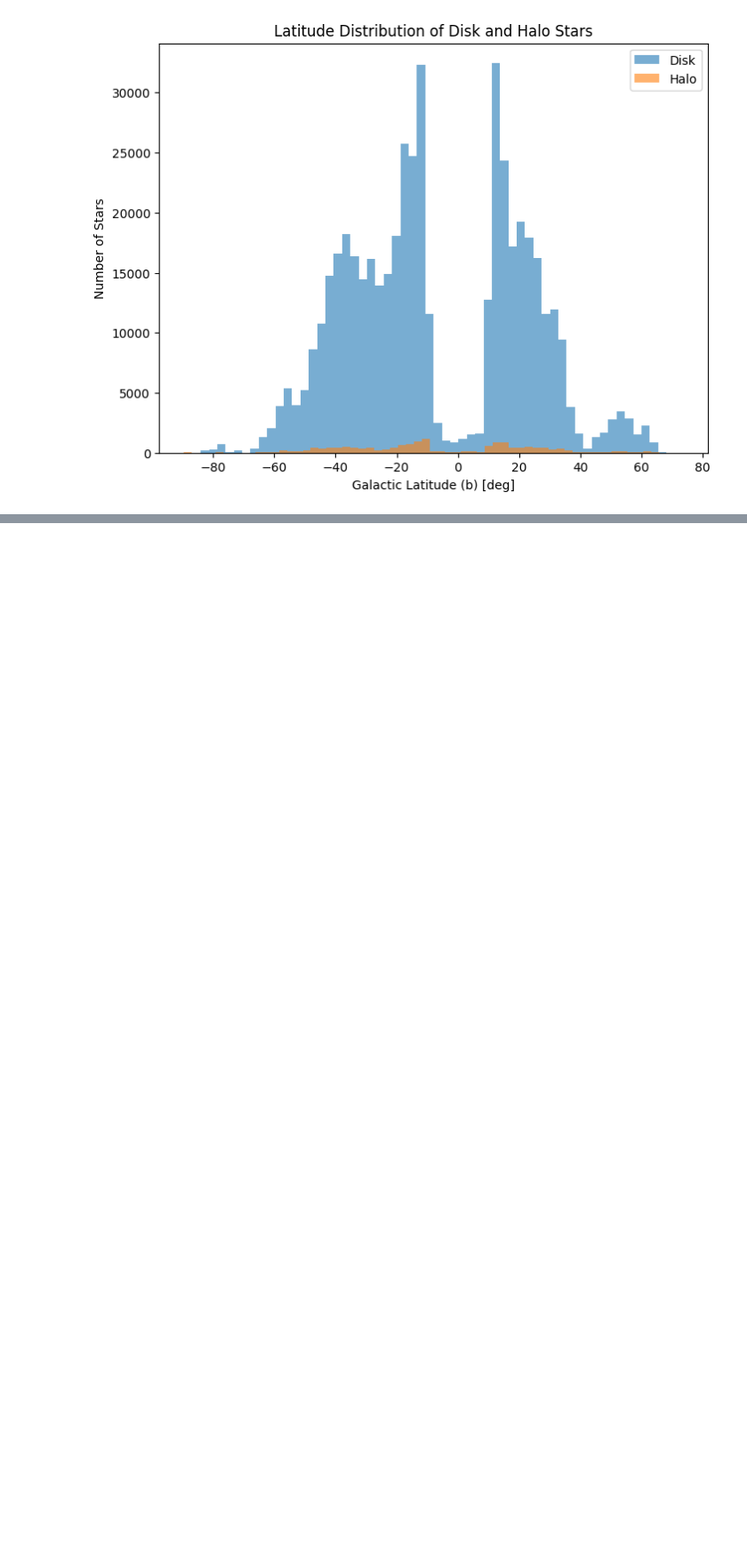
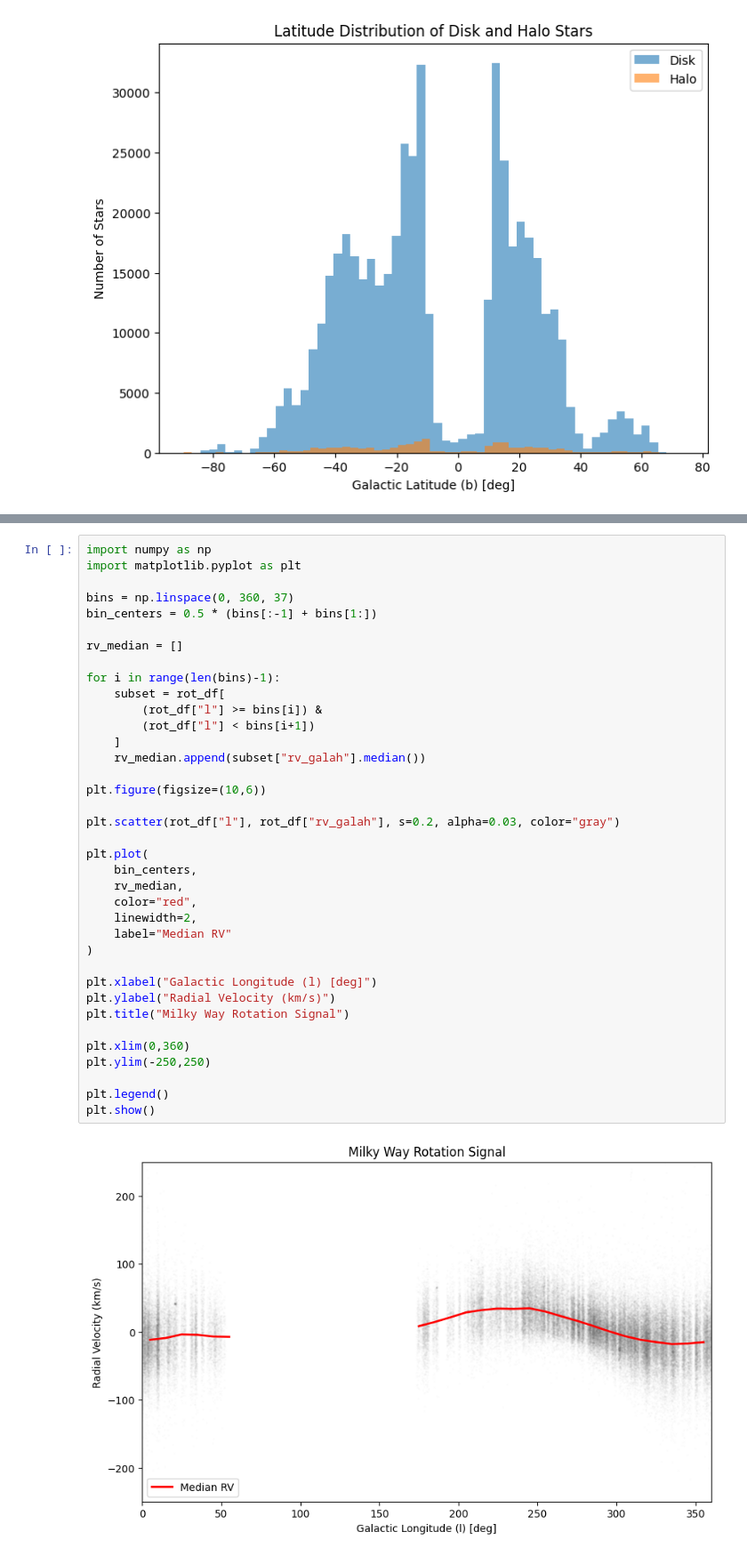
Before and after one commit to AndrewwwC4/PHYS-2116-Computational-Assessment, a Jupyter notebook: analysis.ipynb, the cells around one changed output, grey strips where cells are left out. Shown at 89% size. Drawn from its saved outputs; the diff is of its cells as text; blank space fills up the shorter version.

```diff
--- a/analysis.ipynb
+++ b/analysis.ipynb
@@ -186,0 +219,39 @@ plt.show()
+# %%
+import numpy as np
+import matplotlib.pyplot as plt
+
+bins = np.linspace(0, 360, 37)
+bin_centers = 0.5 * (bins[:-1] + bins[1:])
+
+rv_median = []
+
+for i in range(len(bins)-1):
+    subset = rot_df[
+        (rot_df["l"] >= bins[i]) &
+        (rot_df["l"] < bins[i+1])
+    ]
+    rv_median.append(subset["rv_galah"].median())
+
+plt.figure(figsize=(10,6))
+
+plt.scatter(rot_df["l"], rot_df["rv_galah"], s=0.2, alpha=0.03, color="gray")
+
+plt.plot(
+    bin_centers,
+    rv_median,
+    color="red",
+    linewidth=2,
+    label="Median RV"
+)
+
+plt.xlabel("Galactic Longitude (l) [deg]")
+plt.ylabel("Radial Velocity (km/s)")
+plt.title("Milky Way Rotation Signal")
+
+plt.xlim(0,360)
+plt.ylim(-250,250)
+
+plt.legend()
+plt.show()
+# %% [output]
+[figure, added]
```
Also changed, not shown: parts of 3 cells of this notebook.
